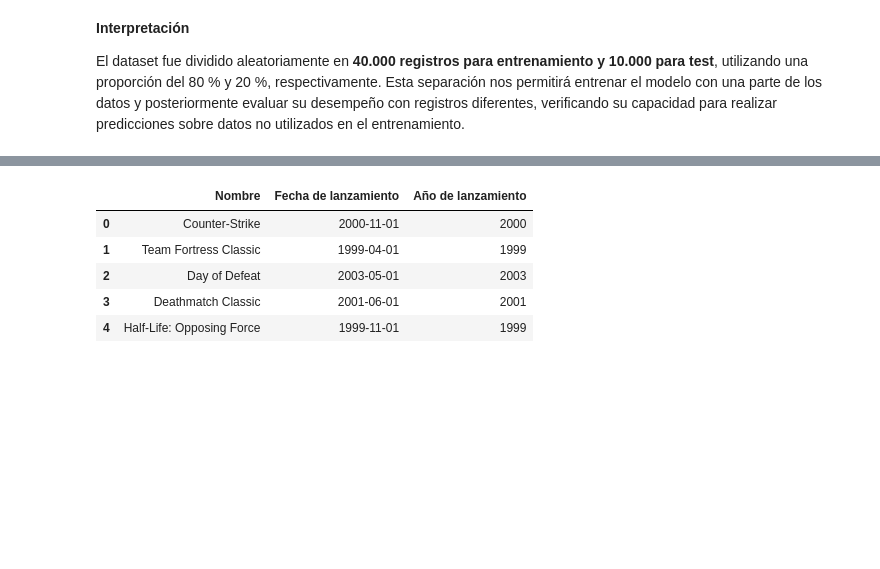
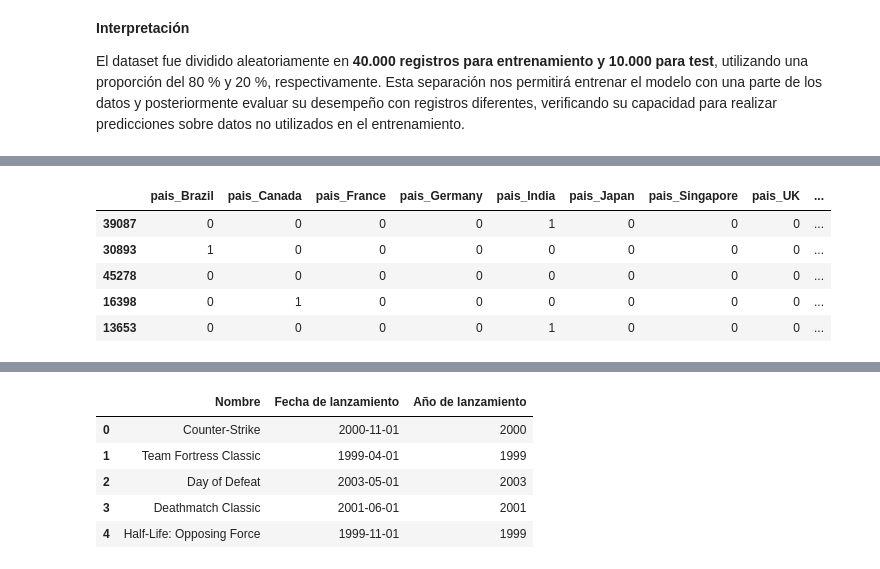
Before and after one commit to Itz-U/Proyecto2_Olivera_Urriola_UPSO-Salliquelo, a Jupyter notebook: Proyecto2_Olivera_Urriola_Salliquelo.ipynb, the cells around one changed output, grey strips where cells are left out. Drawn from its saved outputs; the diff is of its cells as text; code cells hidden in the pictures; blank space fills up the shorter version.

Commit message:
-Codificacion de variables categoricas -codificacion lenguajes y frameworks -matrces de datos -conclusion de la seccion

```diff
--- a/Proyecto2_Olivera_Urriola_Salliquelo.ipynb
+++ b/Proyecto2_Olivera_Urriola_Salliquelo.ipynb
@@ -816,0 +742,41 @@ df[["Nombre", "Precio usd", "Rango de precio"]].head()
+# %%
+
+# Variables categóricas que codificaremos
+columnas_categoricas = ["pais", "educacion", "tamano_empresa"]
+
+# Codificamos las categorías
+cat_train = pd.get_dummies(
+    X_train[columnas_categoricas],
+    dtype=int
+)
+
+cat_test = pd.get_dummies(
+    X_test[columnas_categoricas],
+    dtype=int
+)
+
+# Igualamos las columnas de test con las de entrenamiento
+cat_test = cat_test.reindex(
+    columns=cat_train.columns,
+    fill_value=0
+)
+
+# Eliminamos una categoría de referencia por variable
+columnas_referencia = []
+
+for columna in columnas_categoricas:
+    categorias = sorted(X_train[columna].unique())
+    columnas_referencia.append(f"{columna}_{categorias[0]}")
+
+cat_train = cat_train.drop(columns=columnas_referencia)
+cat_test = cat_test.drop(columns=columnas_referencia)
+
+# Visualizamos los resultados
+cat_train.head()
+# %% [output]
+|  | pais_Brazil | pais_Canada | pais_France | pais_Germany | pais_India | pais_Japan | pais_Singapore | pais_UK | ... |
+| 39087 | 0 | 0 | 0 | 0 | 1 | 0 | 0 | 0 | ... |
+| 30893 | 1 | 0 | 0 | 0 | 0 | 0 | 0 | 0 | ... |
+| 45278 | 0 | 0 | 0 | 0 | 0 | 0 | 0 | 0 | ... |
+| 16398 | 0 | 1 | 0 | 0 | 0 | 0 | 0 | 0 | ... |
+| 13653 | 0 | 0 | 0 | 0 | 1 | 0 | 0 | 0 | ... |
```
Also changed, not shown: parts of 23 cells of this notebook.
